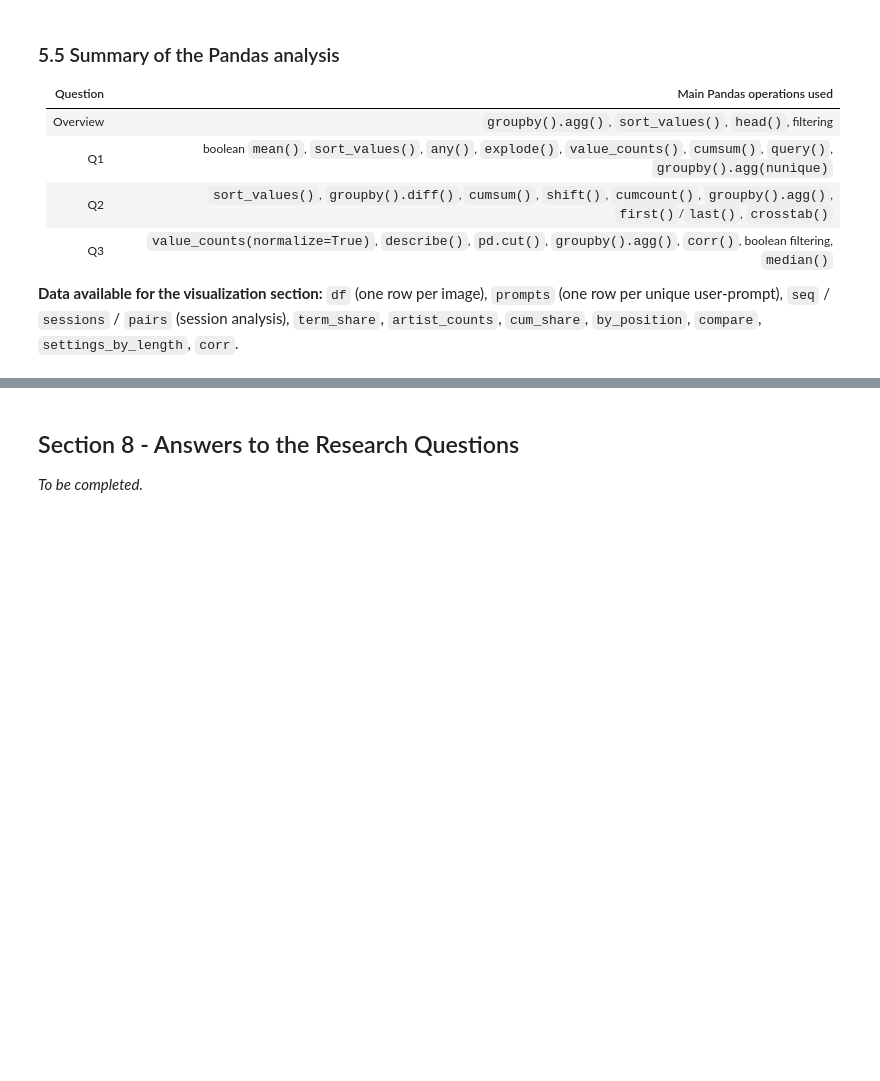
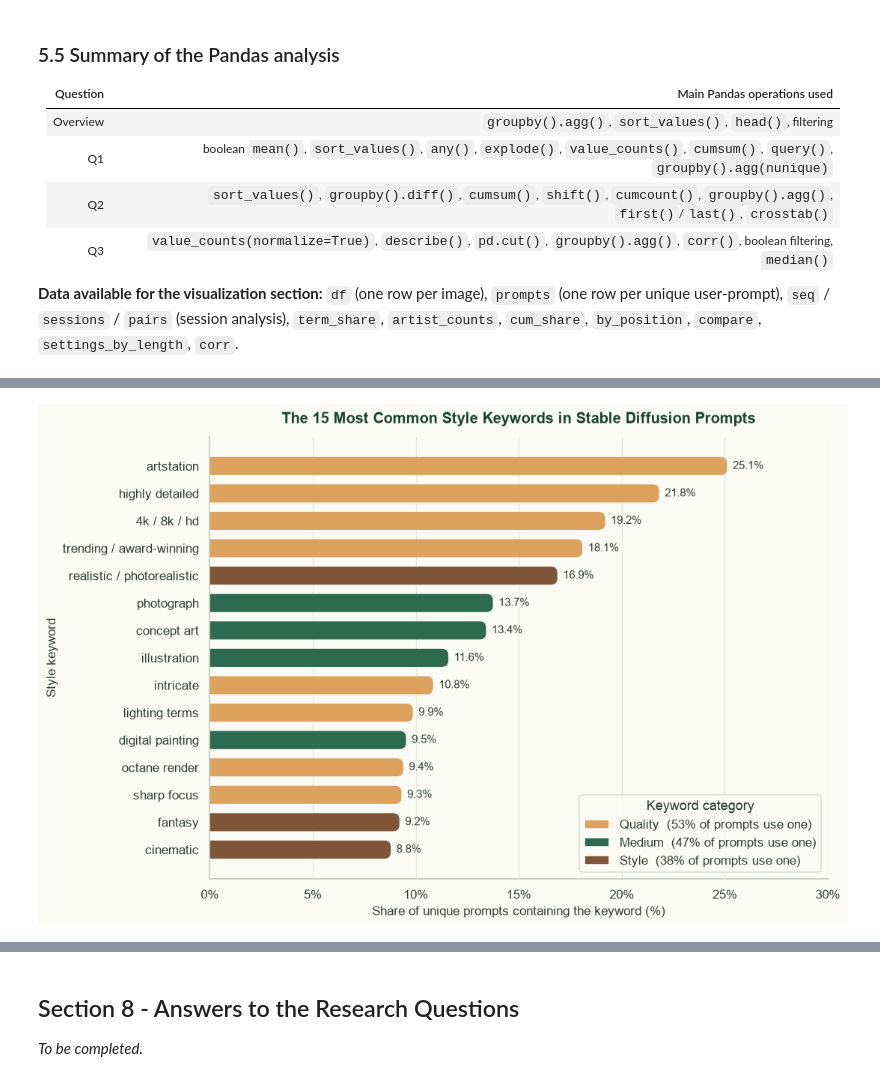
Before and after one commit to iremdmrc/DiffusionDB_Prompt_Analysis, a Jupyter notebook: DiffusionDB_Prompt_Analysis.ipynb, the cells around one changed output, grey strips where cells are left out. Drawn from its saved outputs; the diff is of its cells as text; code cells hidden in the pictures; blank space fills up the shorter version.

Commit message:
Add Section 6 visualizations and Section 7 interpretation

```diff
--- a/DiffusionDB_Prompt_Analysis.ipynb
+++ b/DiffusionDB_Prompt_Analysis.ipynb
@@ -1423,0 +1484,26 @@ _To be completed._
+# %%
+top_terms = term_share.head(15).iloc[::-1]               # reverse so the largest bar is on top
+labels = top_terms.index.str.split(": ").str[1]
+colors = top_terms["category"].map(CATEGORY_COLORS)
+
+fig, ax = plt.subplots(figsize=(10, 6.5))
+bars = ax.barh(labels, top_terms["percent_of_prompts"], height=0.66, color=colors)
+ax.bar_label(bars, labels=[f"{v:.1f}%" for v in top_terms["percent_of_prompts"]],
+             padding=5, fontsize=9.5, color=INK)
+
+category_share = category_use.mean() * 100                # from Section 5.2
+legend_items = [Patch(facecolor=color, label=f"{cat.title()}  ({category_share[cat]:.0f}% of prompts use one)")
+                for cat, color in CATEGORY_COLORS.items()]
+ax.legend(handles=legend_items, title="Keyword category", loc="lower right")
+
+ax.set_title("The 15 Most Common Style Keywords in Stable Diffusion Prompts")
+ax.set_xlabel("Share of unique prompts containing the keyword (%)")
+ax.set_ylabel("Style keyword")
+ax.set_xlim(0, 30)
+ax.xaxis.set_major_formatter(mticker.PercentFormatter(decimals=0))
+ax.grid(axis="y", visible=False)
+plt.tight_layout()
+round_bars(ax, radius=0.35, horizontal=True)
+plt.show()
+# %% [output]
+[figure, added]
```
Also changed, not shown: parts of 41 cells of this notebook, 1 other file.
